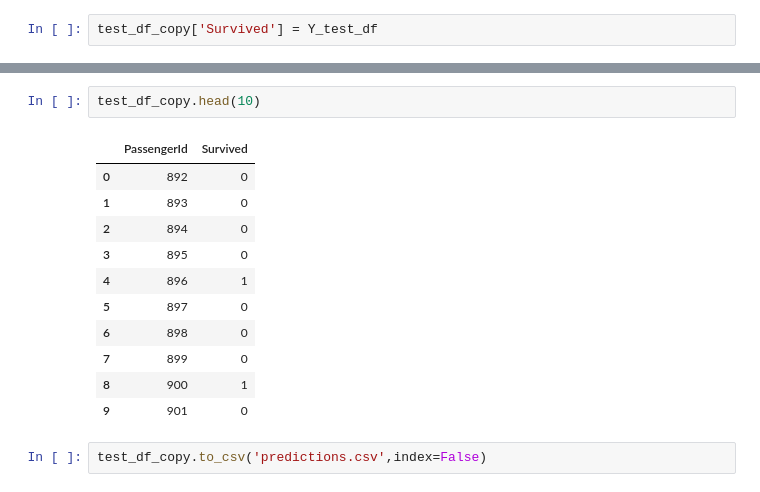
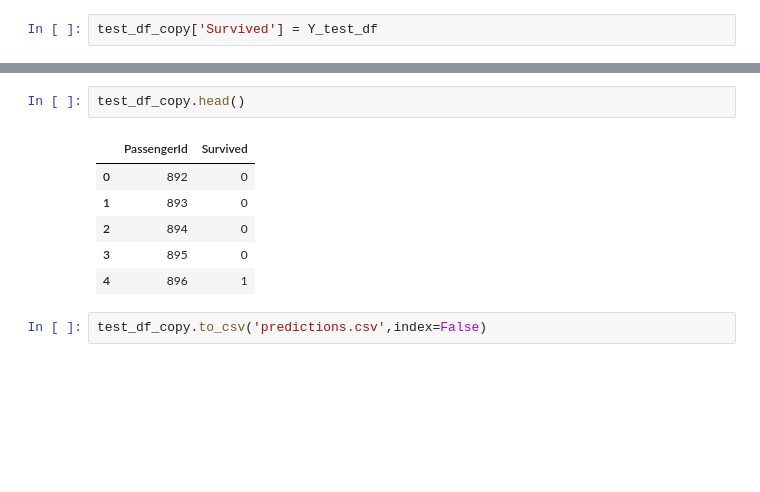
Before and after one commit to MKhalusova/titanic-predictions, a Jupyter notebook: titanic-predictions.ipynb, the cells around one changed output, grey strips where cells are left out. Cells and saved outputs as stored; diff of their text form; blank space fills up the shorter version.

```diff
--- a/titanic-predictions.ipynb
+++ b/titanic-predictions.ipynb
@@ -670,16 +619,11 @@ ValueError: labels ['Pclass' 'Name' 'Sex' 'Age' 'SibSp' 'Parch' 'Ticket' 'Fare'
 # %%
-test_df_copy.head(10)
+test_df_copy.head()
 # %% [output]
 |  | PassengerId | Survived |
 | 0 | 892 | 0 |
 | 1 | 893 | 0 |
 | 2 | 894 | 0 |
 | 3 | 895 | 0 |
 | 4 | 896 | 1 |
-| 5 | 897 | 0 |
-| 6 | 898 | 0 |
-| 7 | 899 | 0 |
-| 8 | 900 | 1 |
-| 9 | 901 | 0 |
 # %%
 test_df_copy.to_csv('predictions.csv',index=False)
```
Also changed, not shown: parts of 30 cells of this notebook.
